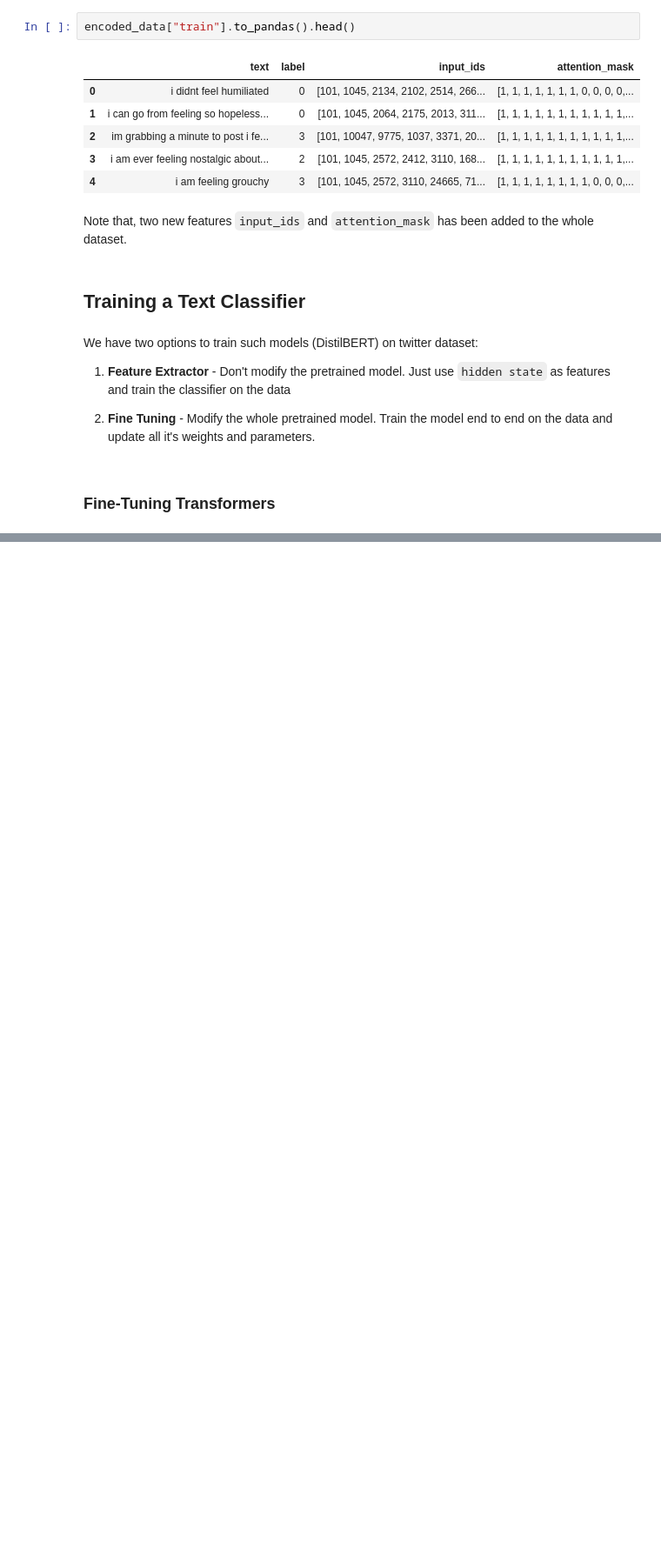
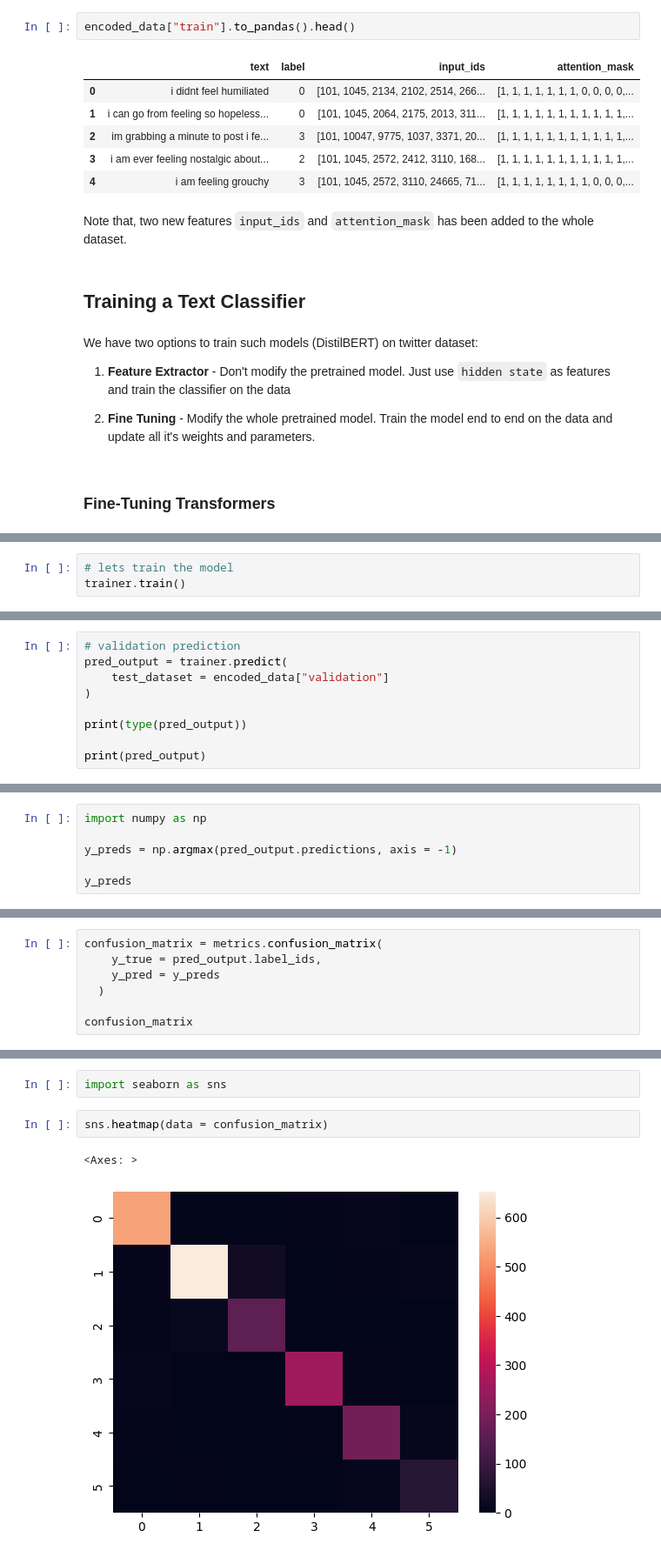
Before and after one commit to edilbertojr/EmotionAI, a Jupyter notebook: research/emotionai.ipynb, the cells around one changed output, grey strips where cells are left out. Shown: that part at 87% size. Saved outputs shown, nothing was run; the diff lists cells and outputs as text; blank space fills up the shorter version.

Commit message:
complete fine-tuning and model upload to hugging face hub

```diff
--- a/research/emotionai.ipynb
+++ b/research/emotionai.ipynb
@@ -508,0 +602,3 @@ We have two options to train such models (DistilBERT) on twitter dataset:
+# %%
+# lets train the model
+trainer.train()
@@ -508,0 +612,9 @@ We have two options to train such models (DistilBERT) on twitter dataset:
+# %%
+# validation prediction
+pred_output = trainer.predict(
+    test_dataset = encoded_data["validation"]
+)
+
+print(type(pred_output))
+
+print(pred_output)
@@ -508,0 +650,6 @@ We have two options to train such models (DistilBERT) on twitter dataset:
+# %%
+import numpy as np
+
+y_preds = np.argmax(pred_output.predictions, axis = -1)
+
+y_preds
@@ -508,0 +660,7 @@ We have two options to train such models (DistilBERT) on twitter dataset:
+# %%
+confusion_matrix = metrics.confusion_matrix(
+    y_true = pred_output.label_ids,
+    y_pred = y_preds
+  )
+
+confusion_matrix
@@ -508,0 +674,7 @@ We have two options to train such models (DistilBERT) on twitter dataset:
+# %%
+import seaborn as sns
+# %%
+sns.heatmap(data = confusion_matrix)
+# %% [output]
+<Axes: >
+[figure, added]
```
Also changed, not shown: parts of 31 cells of this notebook.
